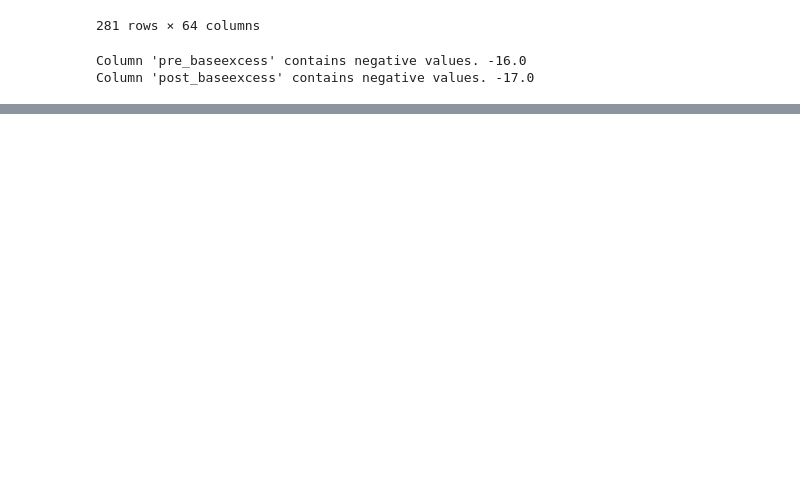
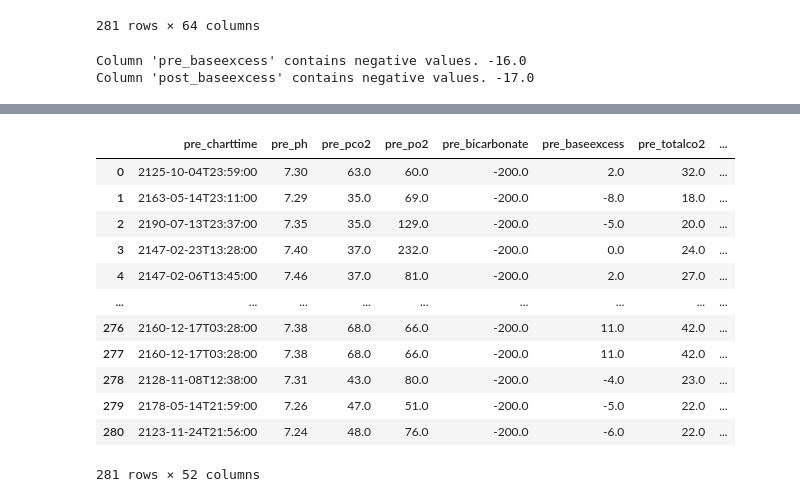
Before and after one commit to vaipos/Blue-Blood-ACM-Research, a Jupyter notebook: dev.ipynb, the cells around one changed output, grey strips where cells are left out. Drawn from its saved outputs; the diff is of its cells as text; code cells hidden in the pictures; blank space fills up the shorter version.

```diff
--- a/dev.ipynb
+++ b/dev.ipynb
@@ -68,3 +68,15 @@ for col in df.select_dtypes(include=[np.number]).columns:
 # %% [output]
 Column 'pre_baseexcess' contains negative values. -16.0
 Column 'post_baseexcess' contains negative values. -17.0
+# %%
+import pandas as pd
+import numpy as np
+
+# Create a new DataFrame with columns starting with 'pre_' or 'post_'
+filtered_df = df.loc[:, df.columns.str.startswith(('pre_', 'post_'))]
+
+# Replace NaN values with -200 in the filtered DataFrame
+filtered_df = filtered_df.fillna(-200)
+
+# Show the resulting DataFrame
+print(filtered_df)
@@ -70,0 +164,16 @@ Column 'post_baseexcess' contains negative values. -17.0
+# %%
+filtered_df
+# %% [output]
+|  | pre_charttime | pre_ph | pre_pco2 | pre_po2 | pre_bicarbonate | pre_baseexcess | pre_totalco2 | ... |
+| 0 | 2125-10-04T23:59:00 | 7.30 | 63.0 | 60.0 | -200.0 | 2.0 | 32.0 | ... |
+| 1 | 2163-05-14T23:11:00 | 7.29 | 35.0 | 69.0 | -200.0 | -8.0 | 18.0 | ... |
+| 2 | 2190-07-13T23:37:00 | 7.35 | 35.0 | 129.0 | -200.0 | -5.0 | 20.0 | ... |
+| 3 | 2147-02-23T13:28:00 | 7.40 | 37.0 | 232.0 | -200.0 | 0.0 | 24.0 | ... |
+| 4 | 2147-02-06T13:45:00 | 7.46 | 37.0 | 81.0 | -200.0 | 2.0 | 27.0 | ... |
+| ... | ... | ... | ... | ... | ... | ... | ... | ... |
+| 276 | 2160-12-17T03:28:00 | 7.38 | 68.0 | 66.0 | -200.0 | 11.0 | 42.0 | ... |
+| 277 | 2160-12-17T03:28:00 | 7.38 | 68.0 | 66.0 | -200.0 | 11.0 | 42.0 | ... |
+| 278 | 2128-11-08T12:38:00 | 7.31 | 43.0 | 80.0 | -200.0 | -4.0 | 23.0 | ... |
+| 279 | 2178-05-14T21:59:00 | 7.26 | 47.0 | 51.0 | -200.0 | -5.0 | 22.0 | ... |
+| 280 | 2123-11-24T21:56:00 | 7.24 | 48.0 | 76.0 | -200.0 | -6.0 | 22.0 | ... |
+281 rows × 52 columns
```
Also changed, not shown: parts of 7 cells of this notebook.
